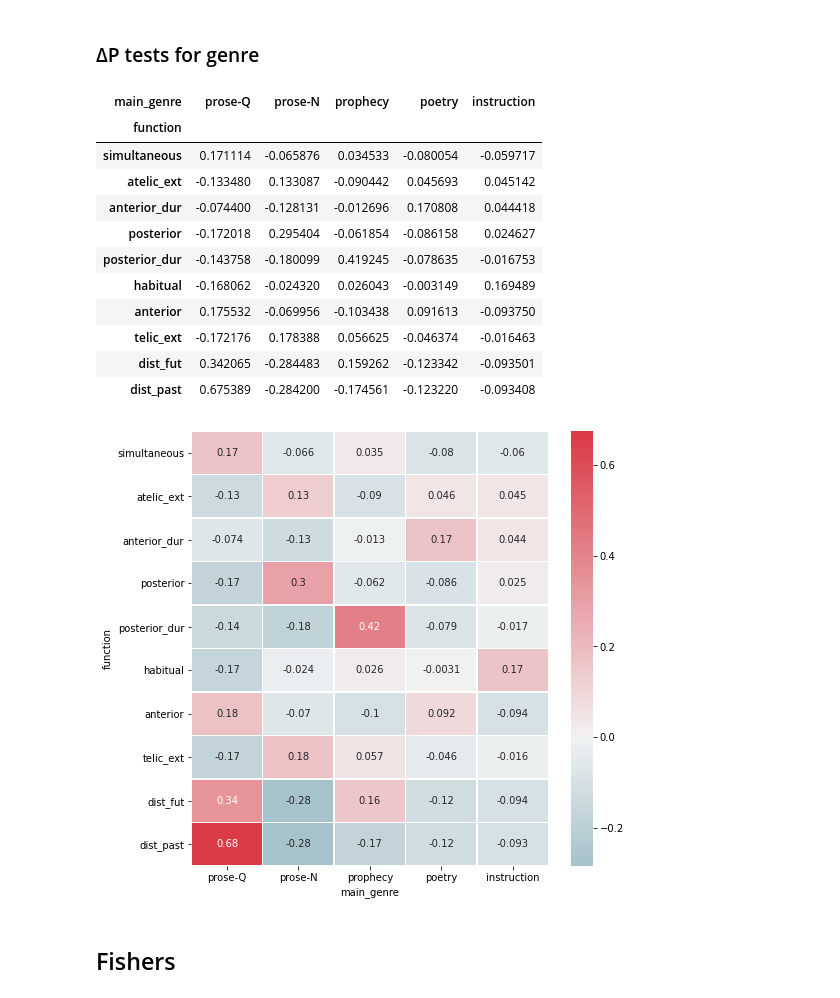
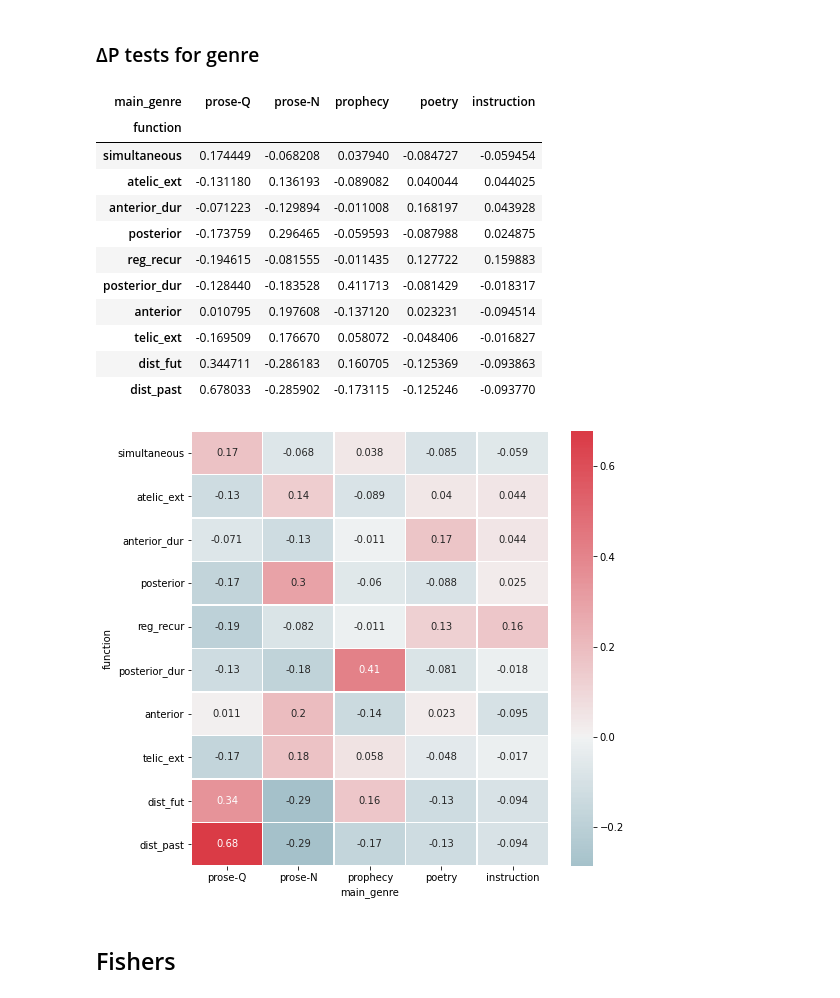
Before and after one commit to CambridgeSemiticsLab/BH_time_collocations, a Jupyter notebook: workflow/notebooks/analysis/sem_distribution.ipynb, the cells around one changed output. Cells and saved outputs as stored; diff of their text form; code cells hidden in the pictures.

```diff
--- a/workflow/notebooks/analysis/sem_distribution.ipynb
+++ b/workflow/notebooks/analysis/sem_distribution.ipynb
@@ -887,7 +1010,7 @@ out.plot('distrib_telext')
 # %%
 genre_ct = pivot_ct(
     df[
-        (df.mainfunction==1)
+        (df.funct_type=='main')
         & (df.genre.isin(['prose', 'instruction', 'poetry', 'prophetic']))
         & (df.domain.isin(['Q', 'N']))
     ],
@@ -936,21 +1059,24 @@ genre_dp
 # %% [output]
 | main_genre | prose-Q | prose-N | prophecy | poetry | instruction |
 | function |  |  |  |  |  |
-| simultaneous | 0.171114 | -0.065876 | 0.034533 | -0.080054 | -0.059717 |
-| atelic_ext | -0.133480 | 0.133087 | -0.090442 | 0.045693 | 0.045142 |
-| anterior_dur | -0.074400 | -0.128131 | -0.012696 | 0.170808 | 0.044418 |
-| posterior | -0.172018 | 0.295404 | -0.061854 | -0.086158 | 0.024627 |
-| posterior_dur | -0.143758 | -0.180099 | 0.419245 | -0.078635 | -0.016753 |
-| habitual | -0.168062 | -0.024320 | 0.026043 | -0.003149 | 0.169489 |
-| anterior | 0.175532 | -0.069956 | -0.103438 | 0.091613 | -0.093750 |
-| telic_ext | -0.172176 | 0.178388 | 0.056625 | -0.046374 | -0.016463 |
-| dist_fut | 0.342065 | -0.284483 | 0.159262 | -0.123342 | -0.093501 |
-| dist_past | 0.675389 | -0.284200 | -0.174561 | -0.123220 | -0.093408 |
+| simultaneous | 0.174449 | -0.068208 | 0.037940 | -0.084727 | -0.059454 |
+| atelic_ext | -0.131180 | 0.136193 | -0.089082 | 0.040044 | 0.044025 |
+| anterior_dur | -0.071223 | -0.129894 | -0.011008 | 0.168197 | 0.043928 |
+| posterior | -0.173759 | 0.296465 | -0.059593 | -0.087988 | 0.024875 |
+| reg_recur | -0.194615 | -0.081555 | -0.011435 | 0.127722 | 0.159883 |
+| posterior_dur | -0.128440 | -0.183528 | 0.411713 | -0.081429 | -0.018317 |
+| anterior | 0.010795 | 0.197608 | -0.137120 | 0.023231 | -0.094514 |
+| telic_ext | -0.169509 | 0.176670 | 0.058072 | -0.048406 | -0.016827 |
+| dist_fut | 0.344711 | -0.286183 | 0.160705 | -0.125369 | -0.093863 |
+| dist_past | 0.678033 | -0.285902 | -0.173115 | -0.125246 | -0.093770 |
 # %%
 fig, ax = plt.subplots(figsize=(8, 8))
 heatmap(genre_dp, annot=True, square=False)
+out.plot(
+    'heat_afgenre_dp',
+)
 # %% [output]
-[figure, old version]
+[figure, new version]
 # %% [markdown]
 ## Fishers
 # %%
```
Also changed, not shown: parts of 11 cells of this notebook, 20 other files.
